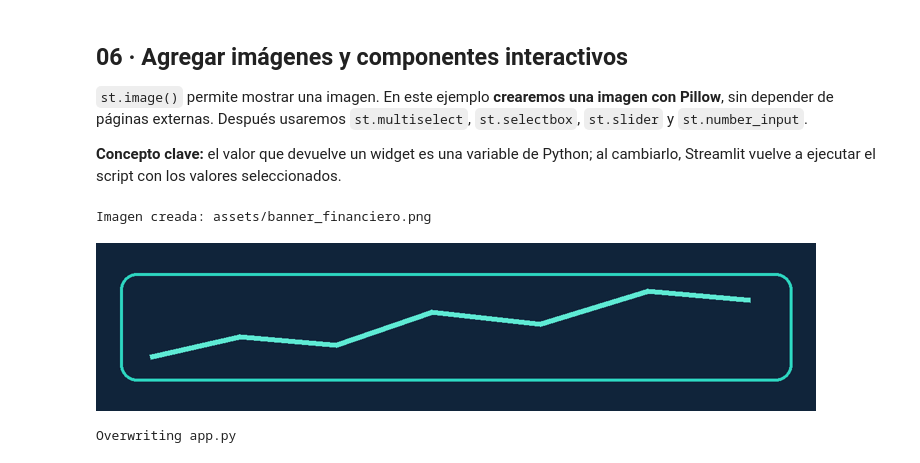
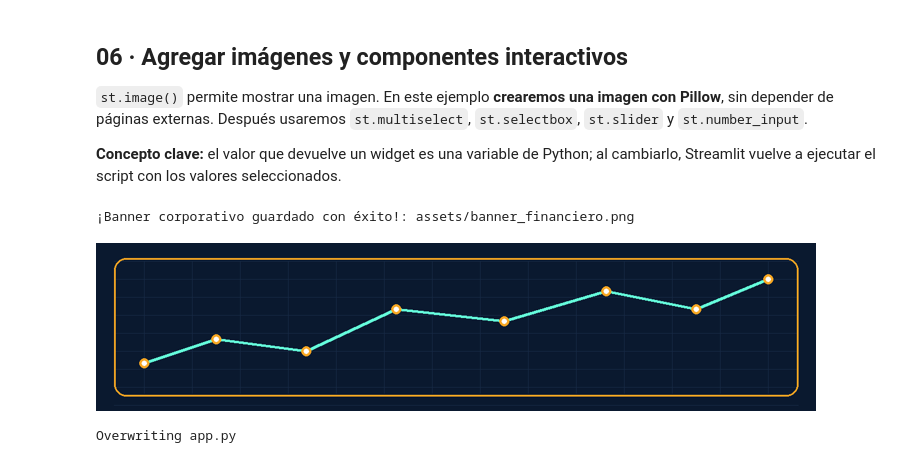
Before and after one commit to Johan-pp/Clase-S15, a Jupyter notebook: S23_Streamlit_Observatorio_Financiero_Laboratorio_(1).ipynb, the cells around one changed output. Saved outputs shown, nothing was run; the diff lists cells and outputs as text; code cells hidden in the pictures.

```diff
--- a/S23_Streamlit_Observatorio_Financiero_Laboratorio_(1).ipynb
+++ b/S23_Streamlit_Observatorio_Financiero_Laboratorio_(1).ipynb
@@ -234,20 +350,45 @@ Versión 02 guardada. Vuelve a la pestaña de Streamlit y pulsa Rerun si es nece
 `st.image()` permite mostrar una imagen. En este ejemplo **crearemos una imagen con Pillow**, sin depender de páginas externas. Después usaremos `st.multiselect`, `st.selectbox`, `st.slider` y `st.number_input`.
 
 **Concepto clave:** el valor que devuelve un widget es una variable de Python; al cambiarlo, Streamlit vuelve a ejecutar el script con los valores seleccionados.
-# %%
-from PIL import Image, ImageDraw
-from pathlib import Path
-Path("assets").mkdir(exist_ok=True)
-imagen = Image.new("RGB", (1200, 280), "#10243a")
-d = ImageDraw.Draw(imagen)
-d.rounded_rectangle((40, 50, 1160, 230), radius=28, outline="#2dd4bf", width=5)
-d.line([(90, 190), (240, 156), (400, 170), (560, 115), (740, 135), (920, 80), (1090, 95)], fill="#5eead4", width=9, joint="curve")
-imagen.save("assets/banner_financiero.png")
-print("Imagen creada: assets/banner_financiero.png")
-display(imagen.resize((720,168)))
-# %% [output]
-Imagen creada: assets/banner_financiero.png
-[figure, removed]
+# %%
+from PIL import Image, ImageDraw
+from pathlib import Path
+Path("assets").mkdir(exist_ok=True)
+
+# Dimensiones corporativas del banner
+ancho, alto = 1200, 280
+
+# Fondo azul marino profundo clásico de finanzas corporativas (#0A192F)
+imagen = Image.new("RGB", (ancho, alto), "#0A192F")
+d = ImageDraw.Draw(imagen)
+
+# 1. Líneas de cuadrícula sutiles e institucionales
+color_rejilla = "#172A45"
+for x_grid in range(80, ancho, 80):
+    d.line([(x_grid, 30), (x_grid, alto - 30)], fill=color_rejilla, width=1)
+for y_grid in range(30, alto, 30):
+    d.line([(30, y_grid), (ancho - 30, y_grid)], fill=color_rejilla, width=1)
+
+# 2. Marco con bordes redondeados en un tono dorado sofisticado (#F5A623)
+d.rounded_rectangle((30, 25, 1170, 255), radius=20, outline="#F5A623", width=3)
+
+# Trayectoria de la onda alcista institucional
+puntos = [(80, 200), (200, 160), (350, 180), (500, 110), (680, 130), (850, 80), (1000, 110), (1120, 60)]
+
+# 3. Línea de tendencia en azul platino corporativo (#64FFDA)
+d.line(puntos, fill="#64FFDA", width=5, joint="curve")
+
+# 4. Nodos en dorado pulido y centro brillante
+for x, y in puntos:
+    d.ellipse((x - 8, y - 8, x + 8, y + 8), fill="#F5A623")
+    d.ellipse((x - 4, y - 4, x + 4, y + 4), fill="#FFFFFF")
+
+imagen.save("assets/banner_financiero.png")
+print("¡Banner corporativo guardado con éxito!: assets/banner_financiero.png")
+display(imagen.resize((720, 168)))
+# %% [output]
+¡Banner corporativo guardado con éxito!: assets/banner_financiero.png
+[figure, added]
 # %%
 %%writefile app.py
 import streamlit as st
```
Also changed, not shown: parts of 9 cells of this notebook.
